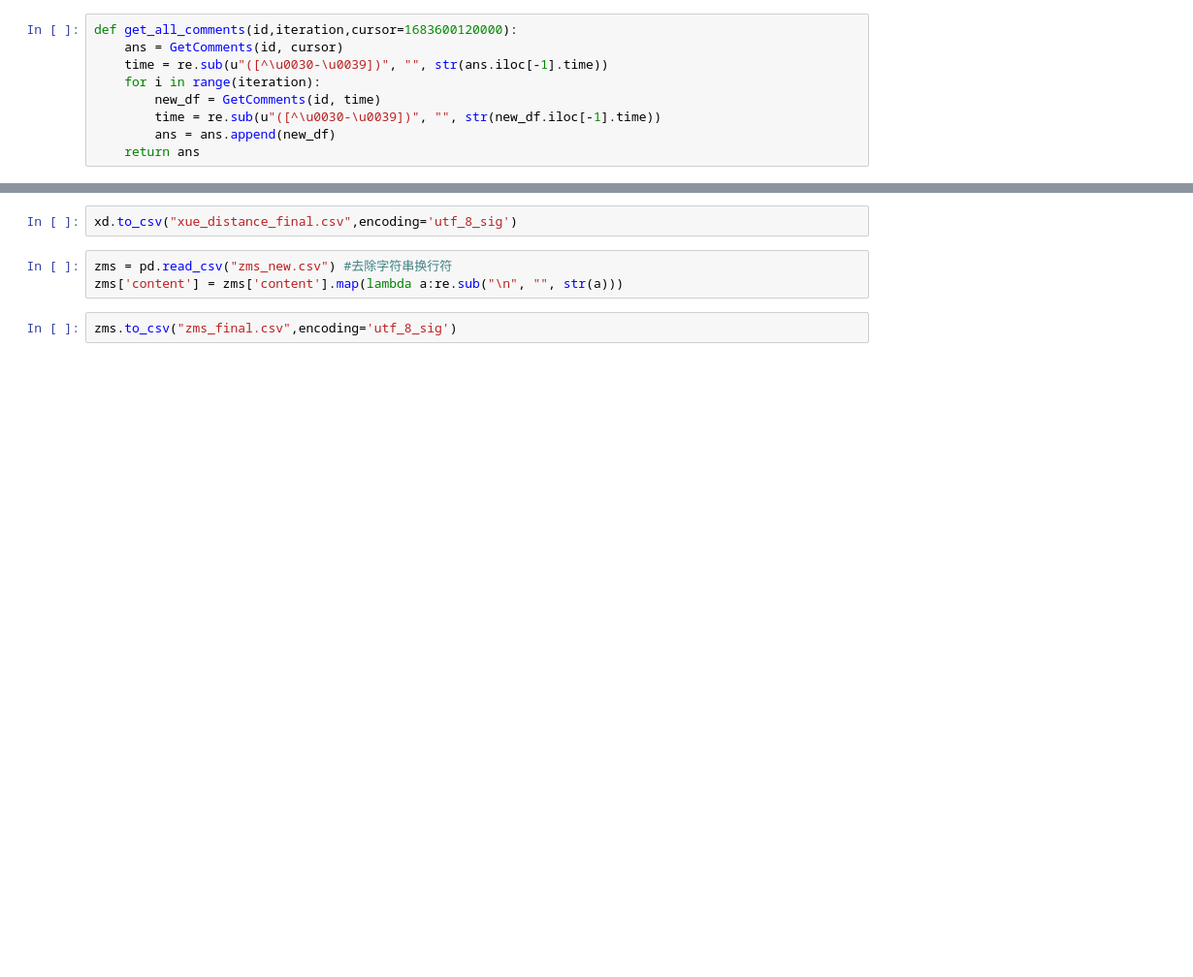
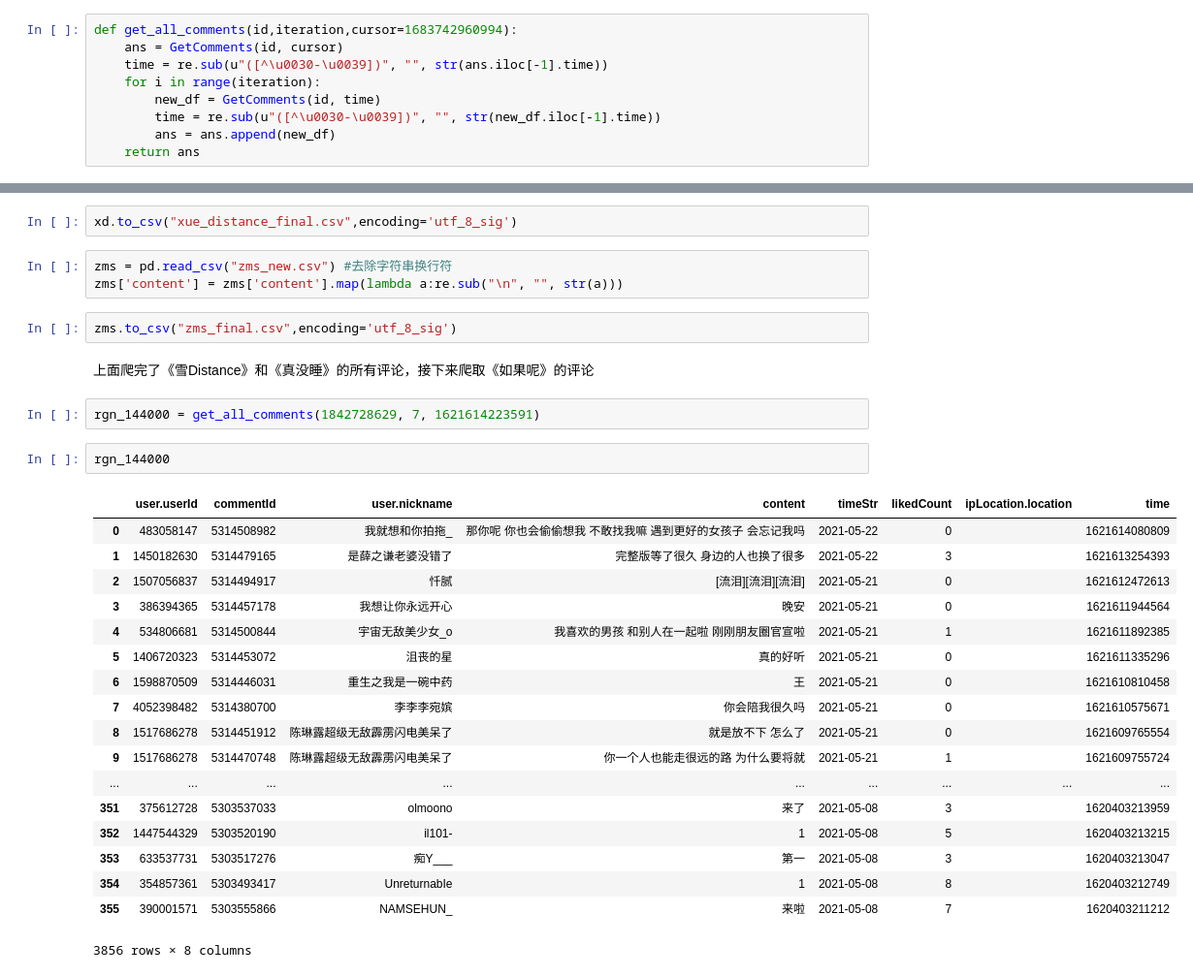
Before and after one commit to Adydio/DataAnalysis_CloudMusic, a Jupyter notebook: Python/pre-processing.ipynb, the cells around one changed output, grey strips where cells are left out. Shown at 97% size. Saved outputs shown, nothing was run; the diff lists cells and outputs as text; blank space fills up the shorter version.

```diff
--- a/Python/pre-processing.ipynb
+++ b/Python/pre-processing.ipynb
@@ -61,5 +67,5 @@ GetComments(2026224214)
 # %%
-def get_all_comments(id,iteration,cursor=1683600120000):
+def get_all_comments(id,iteration,cursor=1683742960994):
     ans = GetComments(id, cursor)
     time = re.sub(u"([^\u0030-\u0039])", "", str(ans.iloc[-1].time))
     for i in range(iteration):
@@ -180,3 +188,28 @@ zms = pd.read_csv("zms_new.csv") #去除字符串换行符
 zms['content'] = zms['content'].map(lambda a:re.sub("\n", "", str(a)))
 # %%
 zms.to_csv("zms_final.csv",encoding='utf_8_sig')
+# %% [markdown]
+上面爬完了《雪Distance》和《真没睡》的所有评论，接下来爬取《如果呢》的评论
+# %%
+rgn_144000 = get_all_comments(1842728629, 7, 1621614223591)
+# %%
+rgn_144000
+# %% [output]
+|  | user.userId | commentId | user.nickname | content | timeStr | likedCount | ipLocation.location | time |
+| 0 | 483058147 | 5314508982 | 我就想和你拍拖_ | 那你呢 你也会偷偷想我 不敢找我嘛 遇到更好的女孩子 会忘记我吗 | 2021-05-22 | 0 |  | 1621614080809 |
+| 1 | 1450182630 | 5314479165 | 是薛之谦老婆没错了 | 完整版等了很久 身边的人也换了很多 | 2021-05-22 | 3 |  | 1621613254393 |
+| 2 | 1507056837 | 5314494917 | 忏腻 | [流泪][流泪][流泪] | 2021-05-21 | 0 |  | 1621612472613 |
+| 3 | 386394365 | 5314457178 | 我想让你永远开心 | 晚安 | 2021-05-21 | 0 |  | 1621611944564 |
+| 4 | 534806681 | 5314500844 | 宇宙无敌美少女_o | 我喜欢的男孩 和别人在一起啦 刚刚朋友圈官宣啦 | 2021-05-21 | 1 |  | 1621611892385 |
+| 5 | 1406720323 | 5314453072 | 沮丧的星 | 真的好听 | 2021-05-21 | 0 |  | 1621611335296 |
+| 6 | 1598870509 | 5314446031 | 重生之我是一碗中药 | 王 | 2021-05-21 | 0 |  | 1621610810458 |
+| 7 | 4052398482 | 5314380700 | 李李李宛嫔 | 你会陪我很久吗 | 2021-05-21 | 0 |  | 1621610575671 |
+| 8 | 1517686278 | 5314451912 | 陈琳露超级无敌霹雳闪电美呆了 | 就是放不下 怎么了 | 2021-05-21 | 0 |  | 1621609765554 |
+| 9 | 1517686278 | 5314470748 | 陈琳露超级无敌霹雳闪电美呆了 | 你一个人也能走很远的路 为什么要将就 | 2021-05-21 | 1 |  | 1621609755724 |
+| ... | ... | ... | ... | ... | ... | ... | ... | ... |
+| 351 | 375612728 | 5303537033 | olmoono | 来了 | 2021-05-08 | 3 |  | 1620403213959 |
+| 352 | 1447544329 | 5303520190 | il101- | 1 | 2021-05-08 | 5 |  | 1620403213215 |
+| 353 | 633537731 | 5303517276 | 痴Y___ | 第一 | 2021-05-08 | 3 |  | 1620403213047 |
+| 354 | 354857361 | 5303493417 | UnreturnabIe | 1 | 2021-05-08 | 8 |  | 1620403212749 |
+| 355 | 390001571 | 5303555866 | NAMSEHUN_ | 来啦 | 2021-05-08 | 7 |  | 1620403211212 |
+3856 rows × 8 columns
```
Also changed, not shown: parts of 9 cells of this notebook, 20 other files.
